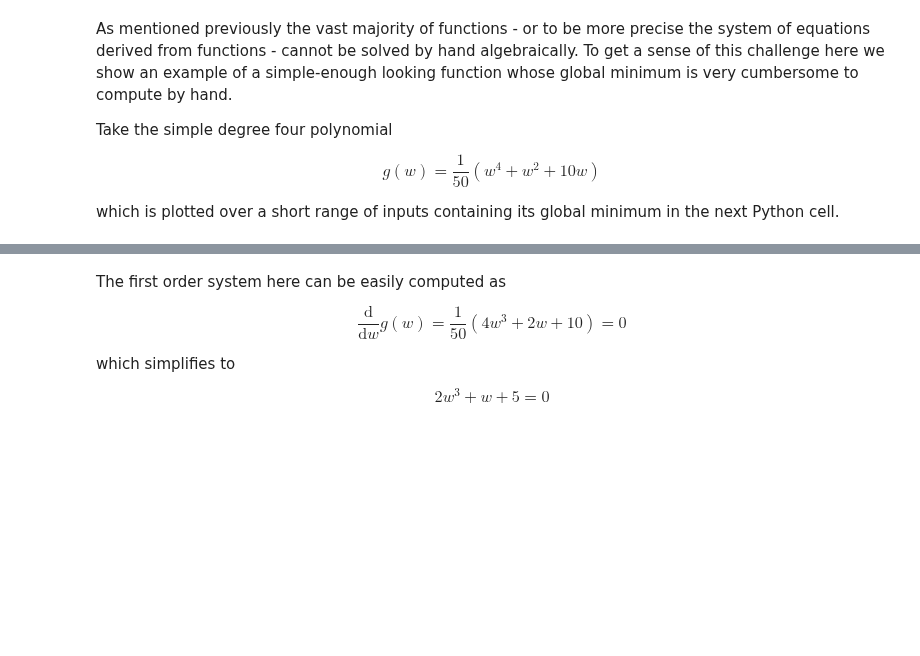
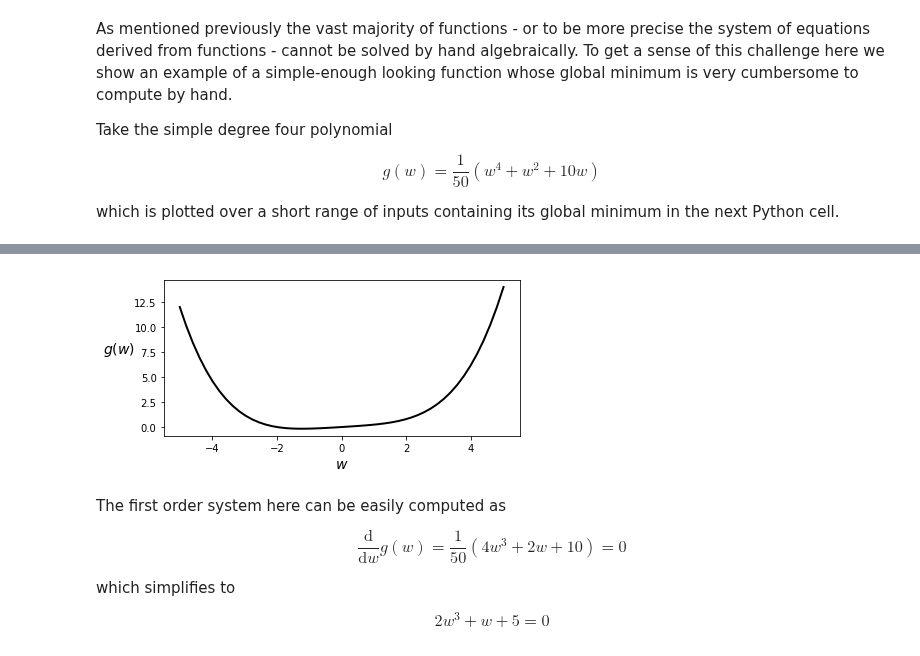
Before and after one commit to neonwatty/machine_learning_refined, a Jupyter notebook: notes/3_First_order_methods/3_2_First.ipynb, the cells around one changed output, grey strips where cells are left out. Cells and saved outputs as stored; diff of their text form; code cells hidden in the pictures; blank space fills up the shorter version.

```diff
--- a/notes/3_First_order_methods/3_2_First.ipynb
+++ b/notes/3_First_order_methods/3_2_First.ipynb
@@ -177,9 +188,10 @@ which is plotted over a short range of inputs containing its global minimum in t
 w = np.linspace(-5,5,50)
 g = lambda w: 1/50*(w**4 + w**2 + 10*w)
 
-# make a table of values for our function
-func_table = np.stack((w,g(w)), axis=1)
-
-# use custom plotter to display function
-baslib.basics_plotter.single_plot(table = func_table,xlabel = '$w$',ylabel = '$g(w)$',rotate_ylabel = 0)
+# plot
+figure = plt.figure(figsize=(6,3))
+plt.plot(w,g(w),linewidth=2,color='k')
+plt.xlabel('$w$',fontsize=14)
+plt.ylabel('$g(w)$',rotation=0,labelpad=15,fontsize=14)
+plt.show()
 # %% [output]
@@ -188,3 +198,4 @@ baslib.basics_plotter.single_plot(table = func_table,xlabel = '$w$',ylabel = '$g
+[figure, added]
 # %% [markdown]
 The first order system here can be easily computed as
 
```
Also changed, not shown: parts of 6 cells of this notebook, 28 other files.
